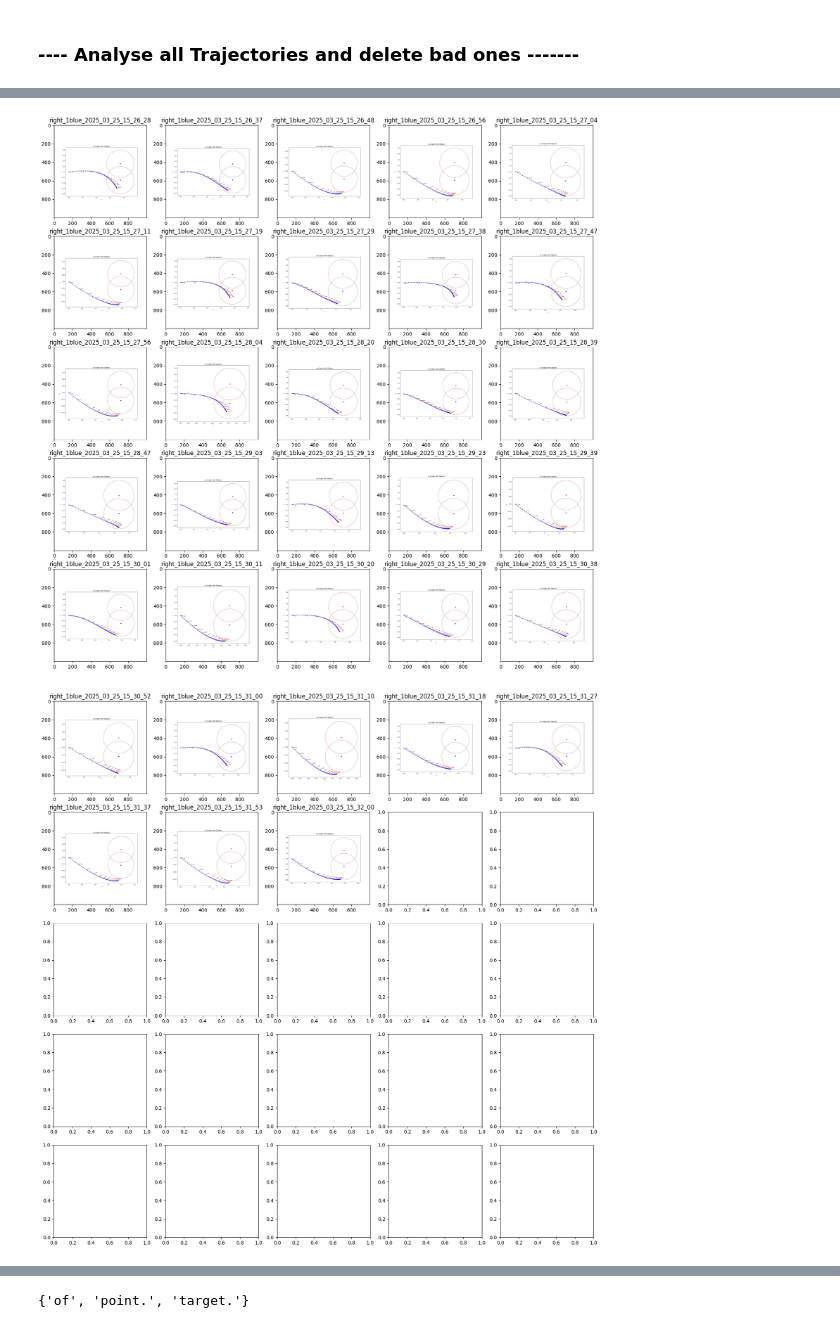
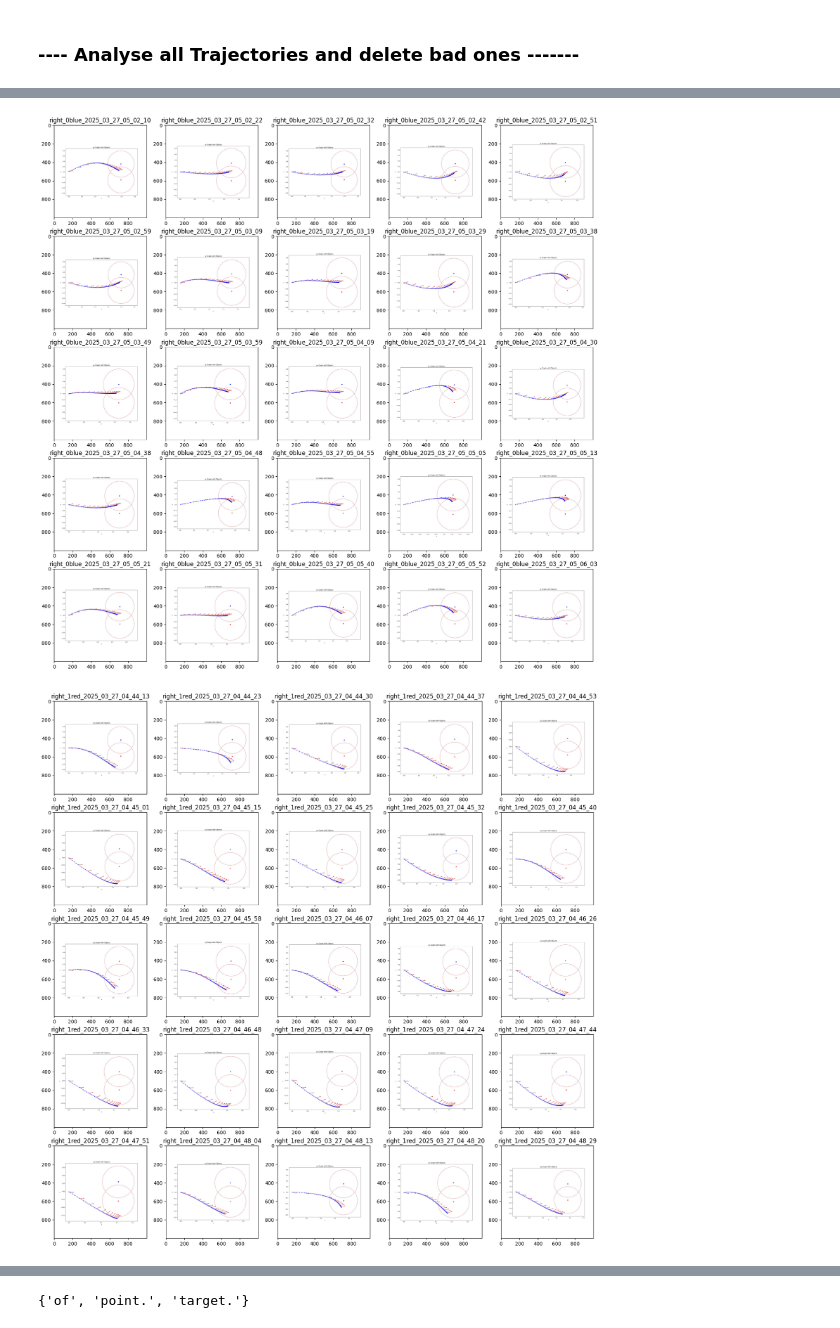
Before and after one commit to makramchahine/flex, a Jupyter notebook: MCMD_Sim/data_analysis.ipynb, the cells around one changed output, grey strips where cells are left out. Saved outputs shown, nothing was run; the diff lists cells and outputs as text; code cells hidden in the pictures.

```diff
--- a/MCMD_Sim/data_analysis.ipynb
+++ b/MCMD_Sim/data_analysis.ipynb
@@ -73,5 +73,5 @@ def watch_videos(plots_base, speed=16.0, wait_time=0.7):
         time.sleep(wait_time)
         cap.release()
 # %%
-show_all_plots('/home/alex/flex/MCMD_Sim/results_right1blue')
+show_all_plots('/home/alex/flex/MCMD_Sim/results')
 # %% [output]
@@ -80,2 +80,2 @@ show_all_plots('/home/alex/flex/MCMD_Sim/results_right1blue')
-[figure, old version]
+[figure, new version]
-[figure, old version]
+[figure, new version]
```
Also changed, not shown: parts of 13 cells of this notebook, 8 other files.
